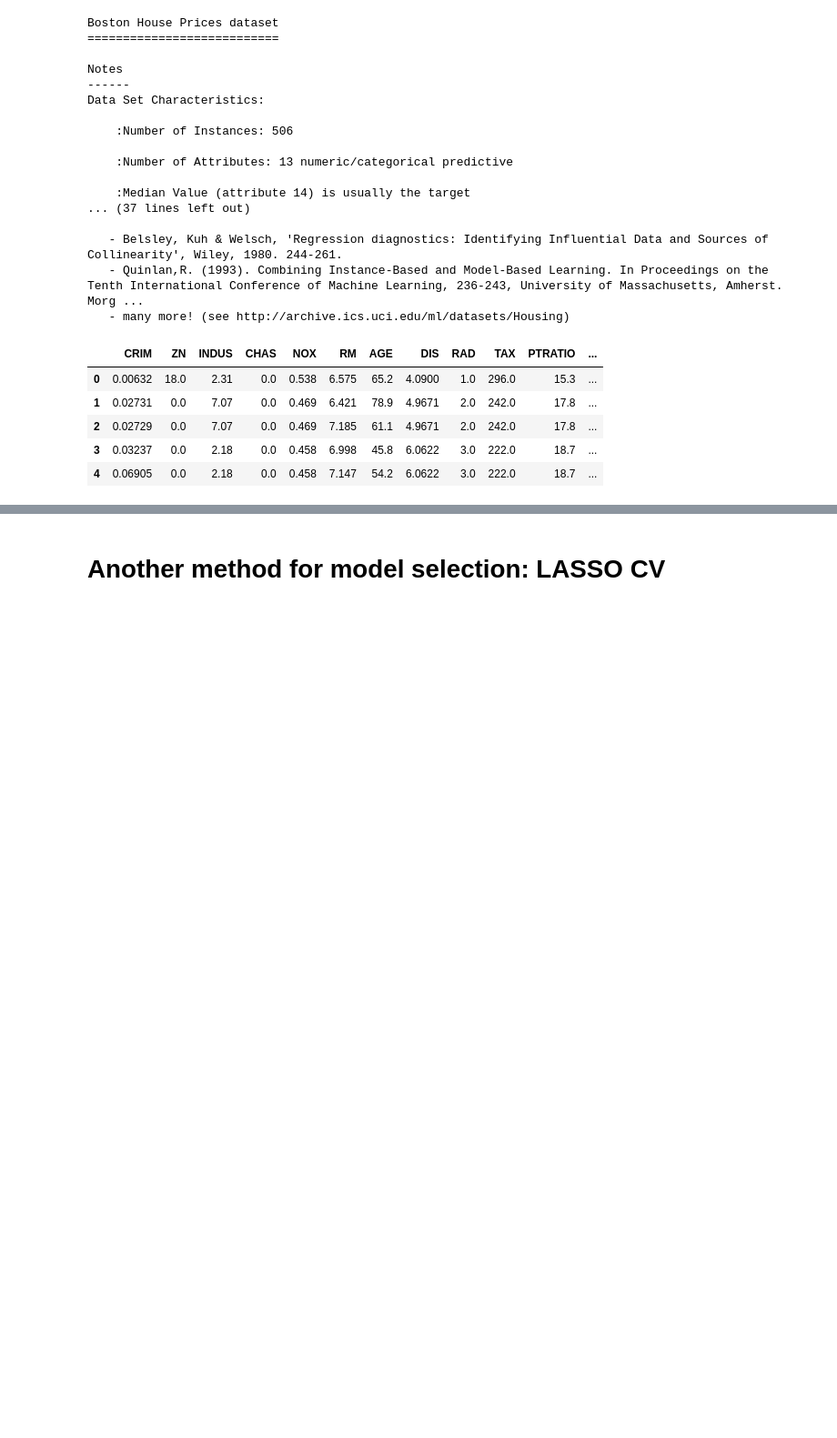
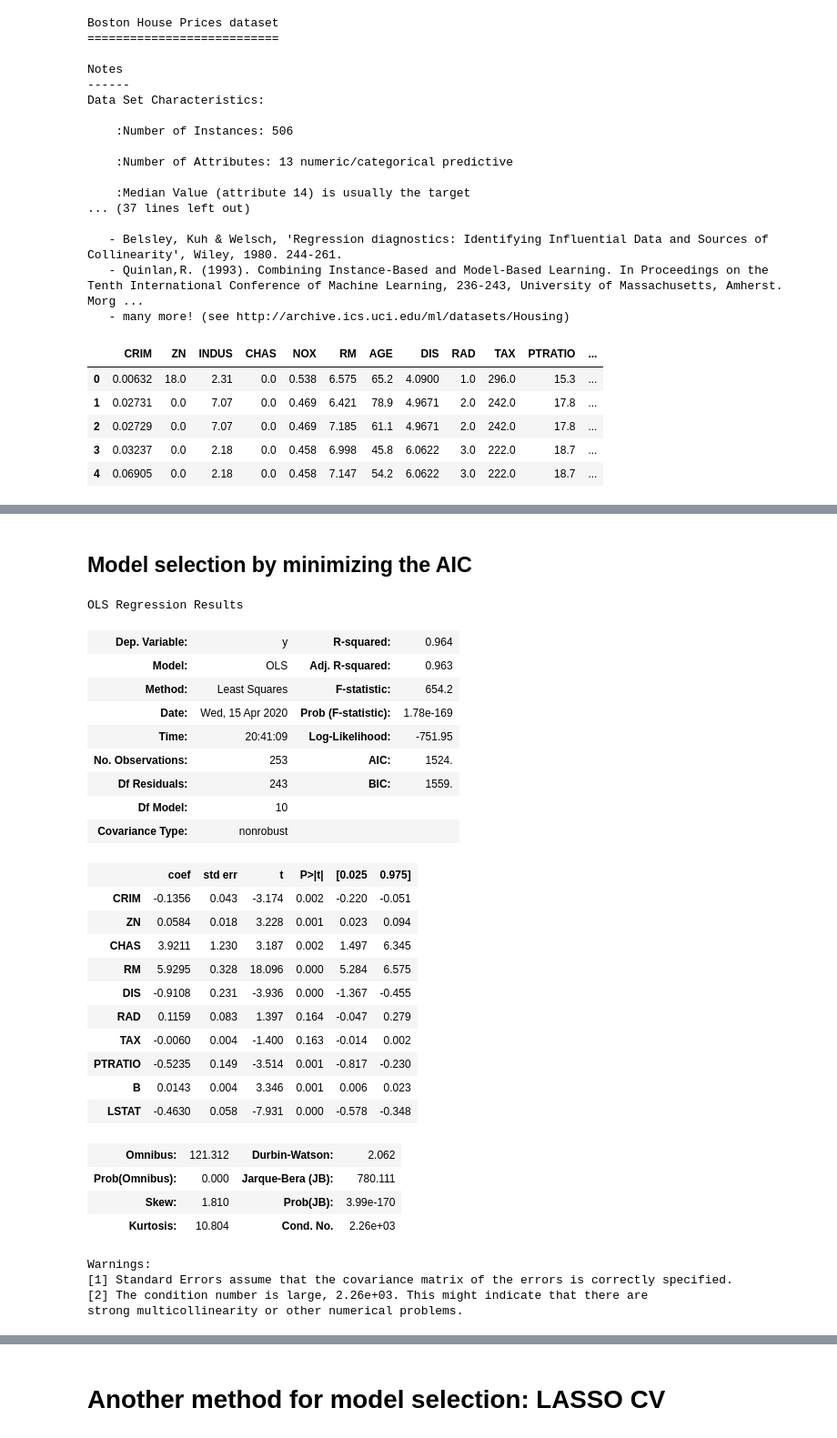
Before and after one commit to orie3120/orie3120-sp2020, a Jupyter notebook: demos/model-selection.ipynb, the cells around one changed output, grey strips where cells are left out. Shown: that part at 91% size. Saved outputs shown, nothing was run; the diff lists cells and outputs as text; code cells hidden in the pictures; blank space fills up the shorter version.

```diff
--- a/demos/model-selection.ipynb
+++ b/demos/model-selection.ipynb
@@ -260,3 +260,51 @@ Warnings:
 [1] Standard Errors assume that the covariance matrix of the errors is correctly specified.
 [2] The condition number is large, 1.47e+03. This might indicate that there are
 strong multicollinearity or other numerical problems.
+# %% [markdown]
+## Model selection by minimizing the AIC
+# %%
+def minAIC(X,y):
+    variables = X.columns
+    model = sm.OLS(y_train,X_train[variables]).fit()
+    while True:
+        maxp = np.max(model.pvalues)
+        variables = variables[model.pvalues < maxp]
+        newmodel = sm.OLS(y_train,X_train[variables]).fit()
+        if newmodel.aic < model.aic:
+            model = newmodel
+        else:
+            break
+    return model,variables
+
+model,variables = minAIC(X,y)
+model.summary()
+# %% [output]
+OLS Regression Results
+| Dep. Variable: | y | R-squared: | 0.964 |
+| Model: | OLS | Adj. R-squared: | 0.963 |
+| Method: | Least Squares | F-statistic: | 654.2 |
+| Date: | Wed, 15 Apr 2020 | Prob (F-statistic): | 1.78e-169 |
+| Time: | 20:41:09 | Log-Likelihood: | -751.95 |
+| No. Observations: | 253 | AIC: | 1524. |
+| Df Residuals: | 243 | BIC: | 1559. |
+| Df Model: | 10 |  |  |
+| Covariance Type: | nonrobust |  |  |
+|  | coef | std err | t | P>|t| | [0.025 | 0.975] |
+| CRIM | -0.1356 | 0.043 | -3.174 | 0.002 | -0.220 | -0.051 |
+| ZN | 0.0584 | 0.018 | 3.228 | 0.001 | 0.023 | 0.094 |
+| CHAS | 3.9211 | 1.230 | 3.187 | 0.002 | 1.497 | 6.345 |
+| RM | 5.9295 | 0.328 | 18.096 | 0.000 | 5.284 | 6.575 |
+| DIS | -0.9108 | 0.231 | -3.936 | 0.000 | -1.367 | -0.455 |
+| RAD | 0.1159 | 0.083 | 1.397 | 0.164 | -0.047 | 0.279 |
+| TAX | -0.0060 | 0.004 | -1.400 | 0.163 | -0.014 | 0.002 |
+| PTRATIO | -0.5235 | 0.149 | -3.514 | 0.001 | -0.817 | -0.230 |
+| B | 0.0143 | 0.004 | 3.346 | 0.001 | 0.006 | 0.023 |
+| LSTAT | -0.4630 | 0.058 | -7.931 | 0.000 | -0.578 | -0.348 |
+| Omnibus: | 121.312 | Durbin-Watson: | 2.062 |
+| Prob(Omnibus): | 0.000 | Jarque-Bera (JB): | 780.111 |
+| Skew: | 1.810 | Prob(JB): | 3.99e-170 |
+| Kurtosis: | 10.804 | Cond. No. | 2.26e+03 |
+Warnings:
+[1] Standard Errors assume that the covariance matrix of the errors is correctly specified.
+[2] The condition number is large, 2.26e+03. This might indicate that there are
+strong multicollinearity or other numerical problems.
```
Also changed, not shown: parts of 5 cells of this notebook.
